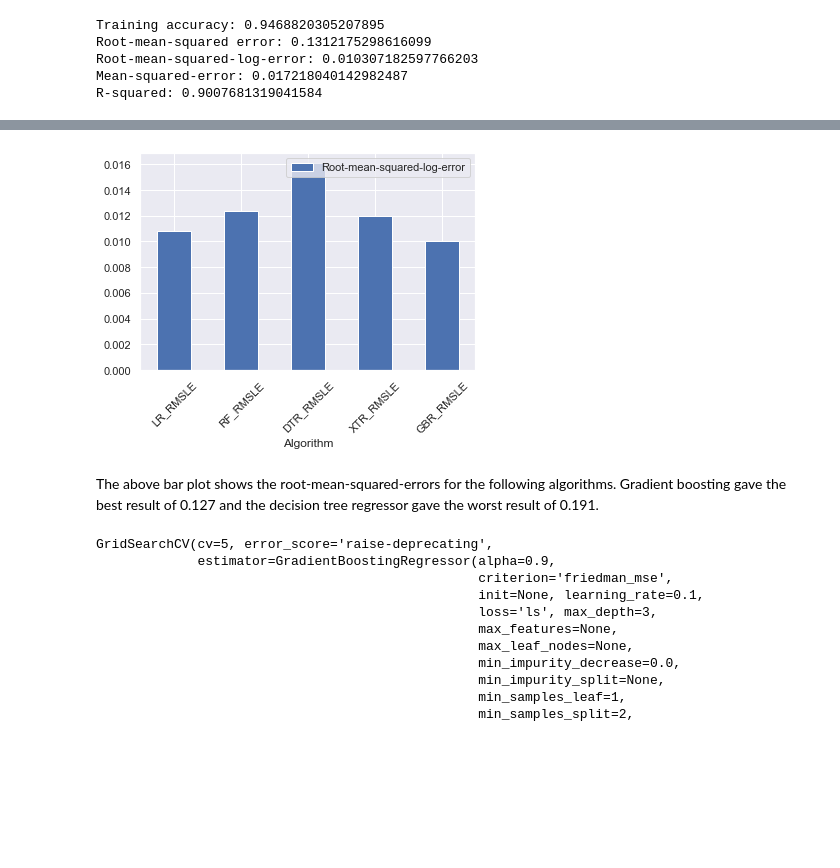
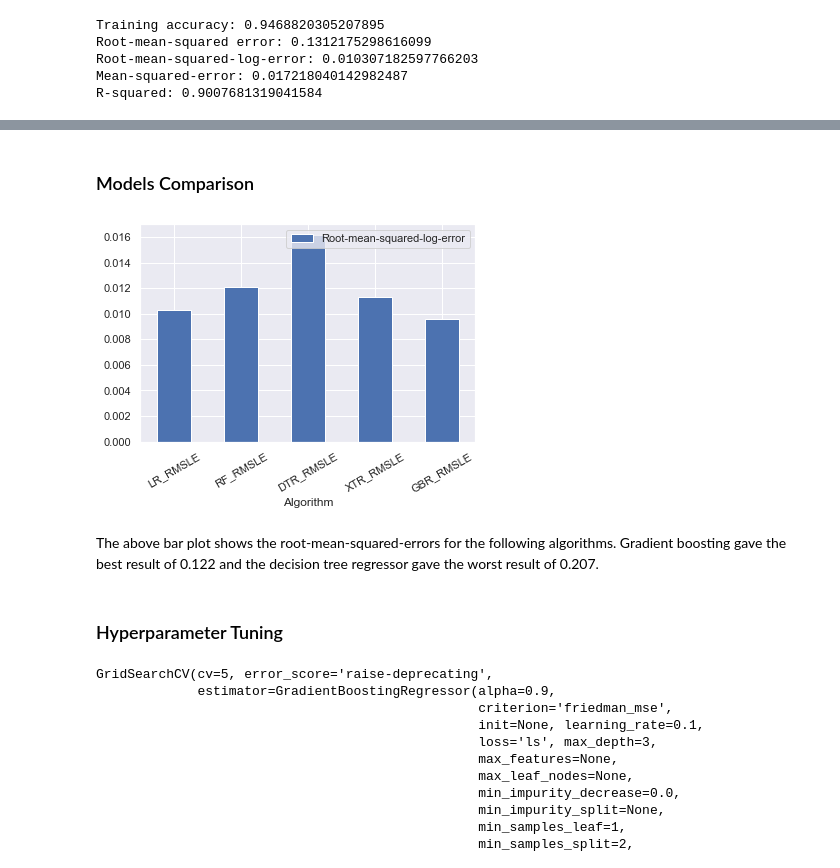
Before and after one commit to zackhoustontx/SpringBoard, a Jupyter notebook: Capstone_Project_1/house-prices-advanced-regression-techniques/house-prices-advanced-regression-techniques.ipynb, the cells around one changed output, grey strips where cells are left out. Drawn from its saved outputs; the diff is of its cells as text; code cells hidden in the pictures; blank space fills up the shorter version.

```diff
--- a/Capstone_Project_1/house-prices-advanced-regression-techniques/house-prices-advanced-regression-techniques.ipynb
+++ b/Capstone_Project_1/house-prices-advanced-regression-techniques/house-prices-advanced-regression-techniques.ipynb
@@ -503,12 +512,16 @@ R-squared: 0.9133855779106947
+# %% [markdown]
+### Models Comparison
 # %%
 # Bar plot for each of the following root-mean-squared-log-error
 df = pd.DataFrame({'Algorithm':['LR_RMSLE', 'RF_RMSLE', 'DTR_RMSLE', 'XTR_RMSLE', 'GBR_RMSLE'],
-                   'Root-mean-squared-log-error':[0.0108, 0.0124, 0.0161, 0.0120, 0.0100]})
-ax = df.plot.bar(x='Algorithm', y='Root-mean-squared-log-error', rot=45)
+                   'Root-mean-squared-log-error':[0.0103, 0.0121, 0.0162, 0.0113, 0.0096]})
+ax = df.plot.bar(x='Algorithm', y='Root-mean-squared-log-error', rot=30)
 # %% [output]
-[figure, old version]
+[figure, new version]
 # %% [markdown]
-The above bar plot shows the root-mean-squared-errors for the following algorithms. Gradient boosting gave the best result of 0.127 and the decision tree regressor gave the worst result of 0.191.
+The above bar plot shows the root-mean-squared-errors for the following algorithms. Gradient boosting gave the best result of 0.122 and the decision tree regressor gave the worst result of 0.207.
+# %% [markdown]
+### Hyperparameter Tuning
 # %%
 # Hyperparameter tuning for gradient boosting regressor
 from sklearn.model_selection import GridSearchCV
```
Also changed, not shown: parts of 36 cells of this notebook.
